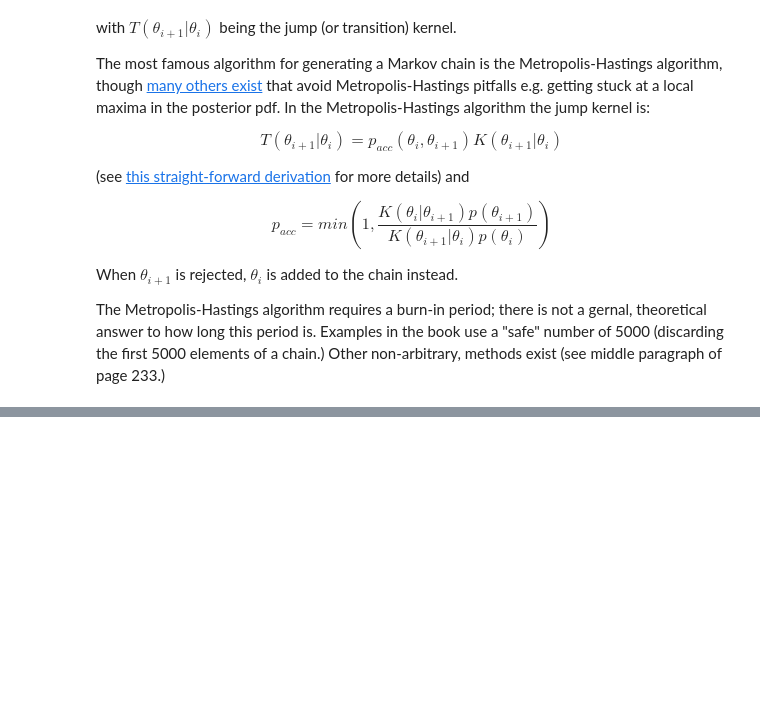
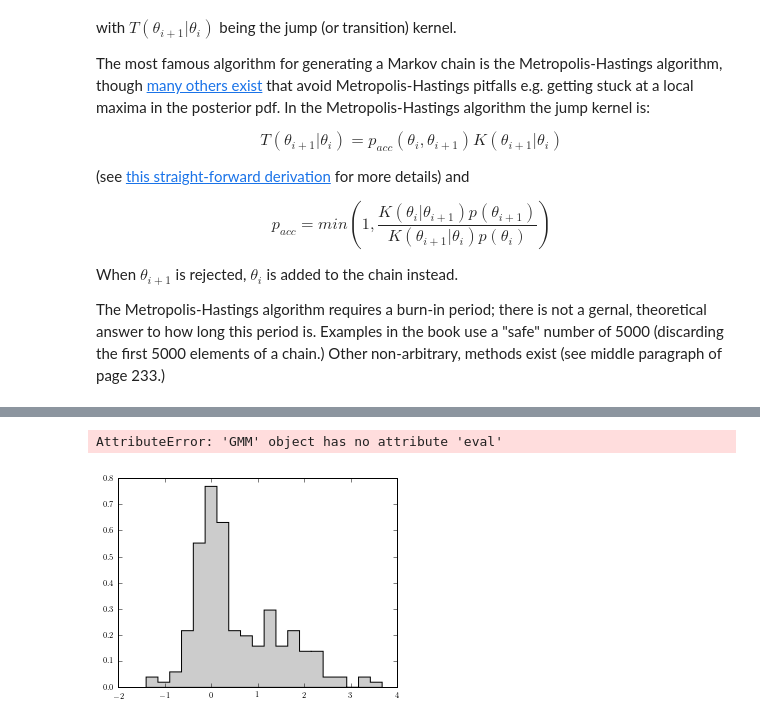
Before and after one commit to dkirkby/astroml-study, a Jupyter notebook: Chapter5/Chapter 5.7-5.9.ipynb, the cells around one changed output, grey strips where cells are left out. Cells and saved outputs as stored; diff of their text form; code cells hidden in the pictures; blank space fills up the shorter version.

```diff
--- a/Chapter5/Chapter 5.7-5.9.ipynb
+++ b/Chapter5/Chapter 5.7-5.9.ipynb
@@ -489,0 +492,71 @@ The Metropolis-Hastings algorithm requires a burn-in period; there is not a gern
+# %%
+# Author: Jake VanderPlas
+# License: BSD
+#   The figure produced by this code is published in the textbook
+#   "Statistics, Data Mining, and Machine Learning in Astronomy" (2013)
+#   For more information, see http://astroML.github.com
+#   To report a bug or issue, use the following forum:
+#    https://groups.google.com/forum/#!forum/astroml-general
+import numpy as np
+from matplotlib import pyplot as plt
+from scipy.stats import norm
+from astroML.density_estimation import GaussianMixture1D
+
+#----------------------------------------------------------------------
+# This function adjusts matplotlib settings for a uniform feel in the textbook.
+# Note that with usetex=True, fonts are rendered with LaTeX.  This may
+# result in an error if LaTeX is not installed on your system.  In that case,
+# you can set usetex to False.
+from astroML.plotting import setup_text_plots
+setup_text_plots(fontsize=8, usetex=True)
+
+#------------------------------------------------------------
+# Generate the data
+mu1_in = 0
+sigma1_in = 0.3
+mu2_in = 1
+sigma2_in = 1
+ratio_in = 1.5
+N = 200
+
+np.random.seed(10)
+gm = GaussianMixture1D([mu1_in, mu2_in],
+                       [sigma1_in, sigma2_in],
+                       [ratio_in, 1])
+x_sample = gm.sample(N)
+
+#------------------------------------------------------------
+# Get the MLE fit for a single gaussian
+sample_mu = np.mean(x_sample)
+sample_std = np.std(x_sample, ddof=1)
+
+#------------------------------------------------------------
+# Plot the sampled data
+fig, ax = plt.subplots(figsize=(5, 3.75))
+
+ax.hist(x_sample, 20, histtype='stepfilled', normed=True, fc='#CCCCCC')
+x = np.linspace(-2.1, 4.1, 1000)
+
+factor1 = ratio_in / (1. + ratio_in)
+factor2 = 1. / (1. + ratio_in)
+
+ax.plot(x, gm.pdf(x), '-k', label='true distribution')
+ax.plot(x, gm.pdf_individual(x), ':k')
+
+ax.plot(x, norm.pdf(x, sample_mu, sample_std), '--k', label='best fit normal')
+
+ax.legend(loc=1)
+
+ax.set_xlim(-2.1, 4.1)
+
+ax.set_xlabel('$x$')
+ax.set_ylabel('$p(x)$')
+ax.set_title('Input pdf and sampled data')
+ax.text(0.95, 0.80, ('$\mu_1 = 0;\ \sigma_1=0.3$\n'
+                     '$\mu_2=1;\ \sigma_2=1.0$\n'
+                     '$\mathrm{ratio}=1.5$'),
+        transform=ax.transAxes, ha='right', va='top')
+plt.show()
+# %% [output]
+AttributeError: 'GMM' object has no attribute 'eval'
+[figure, added]
```
Also changed, not shown: parts of 5 cells of this notebook.
